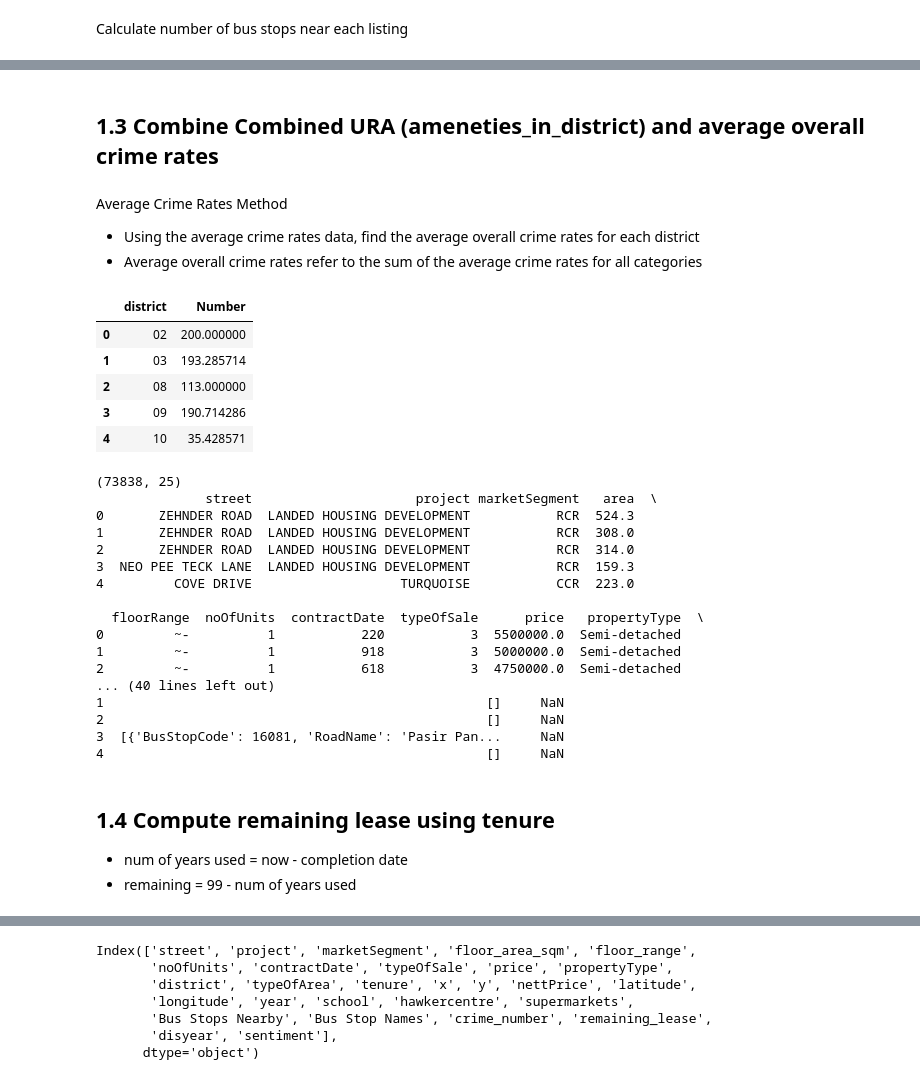
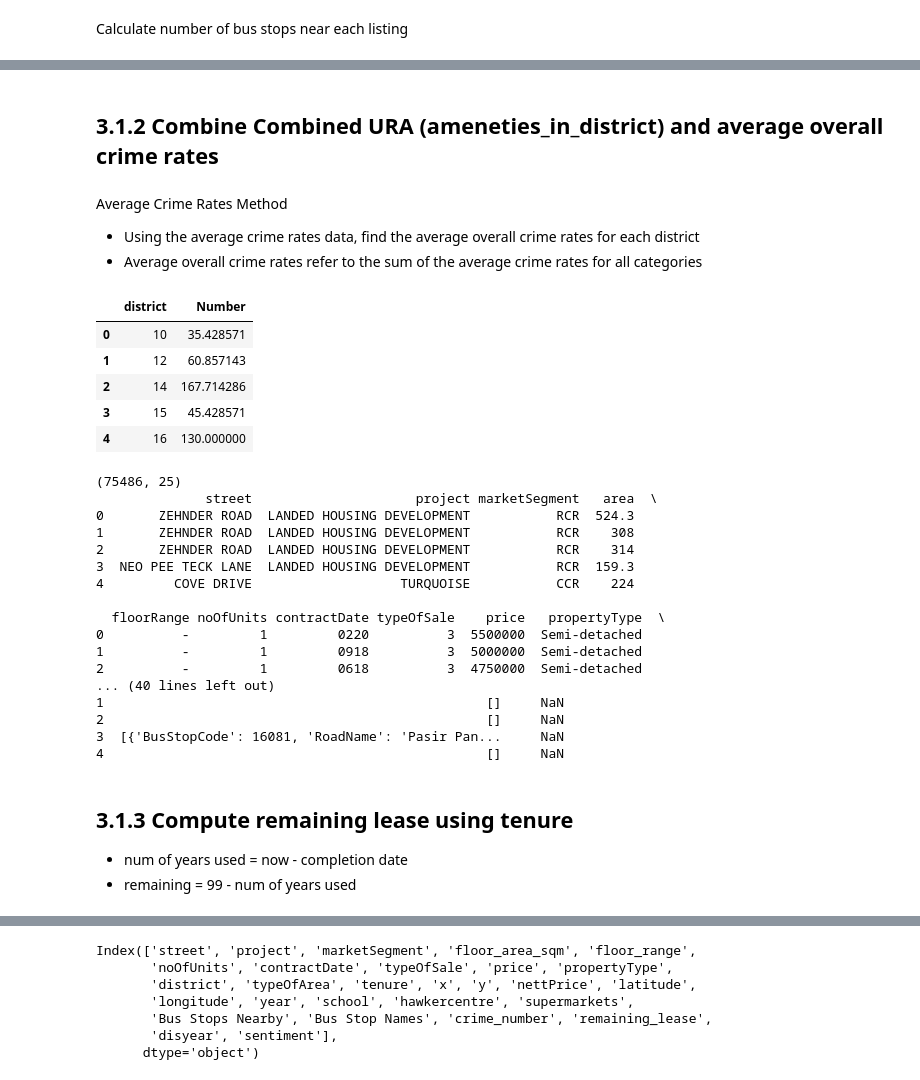
Before and after one commit to nicolepng/BT4222, a Jupyter notebook: Combining Datasets v2.ipynb, the cells around one changed output, grey strips where cells are left out. Cells and saved outputs as stored; diff of their text form; code cells hidden in the pictures.

```diff
--- a/Combining Datasets v2.ipynb
+++ b/Combining Datasets v2.ipynb
@@ -258,65 +782,33 @@ name of bus stops:  [{'BusStopCode': 67701, 'RoadName': 'Fernvale St', 'Descript
 | 5020 | 99189 | Telok Paku Rd | S'pore Aviation Ac | 1.388414 | 103.989716 |
 5021 rows × 5 columns
 # %% [markdown]
-## 1.3 Combine Combined URA (ameneties_in_district) and average overall crime rates
+## 3.1.2 Combine Combined URA (ameneties_in_district) and average overall crime rates
 # %% [markdown]
 Average Crime Rates Method
 - Using the average crime rates data, find the average overall crime rates for each district
 - Average overall crime rates refer to the sum of the average crime rates for all categories
 # %%
 # MAP AVERAGE_CRIMES_BY_LOCATION_V3 [POSTAL] COLUMN INTO A NEW COLUMN NAMED [DISTRICT]
-
-# this dictionary shows the mapping from district > 1st 2 characters of postal
-district_postal = {
-  '01': ['01', '02', '03', '04', '05', '06'],
-  '02': ['07', '08'],
-  '03': ['14', '15', '16'],
-  '04': ['09', '10'],
-  '05': ['11', '12', '13'],
-  '06': ['17'],
-  '07': ['18', '19'],
-  '08': ['20', '21'],
-  '09': ['22', '23'],
-  '10': ['24', '25', '26', '27'],
-  '11': ['28', '29', '30'],
-  '12': ['31', '32', '33'],
-  '13': ['34', '35', '36', '37'],
-  '14': ['38', '39', '40', '41'],
-  '15': ['42', '43', '44', '45'],
-  '16': ['46', '47', '48'],
-  '17': ['49', '50', '81'],
-  '18': ['51', '52'],
-  '19': ['53', '54', '55', '82'],
-  '20': ['56', '57'],
-  '21': ['58', '59'],
-  '22': ['60', '61', '62', '63', '64'],
-  '23': ['65', '66', '67', '68'],
-  '24': ['69', '70', '71'],
-  '25': ['72', '73'],
-  '26': ['77', '78'],
-  '27': ['75', '76'],
-  '28': ['79', '80']
-}
 
 # swap dictionary mapping direction
 postal_district = {k: oldk for oldk, oldv in district_postal.items() for k in oldv}
 
 # create new column to obtain the 1st 2 characters of [Postal]
 average_crimes_by_location_v3['postal prefix'] = average_crimes_by_location_v3['Postal'].astype(str).str[0:2]
 
 # map postal to district code
 average_crimes_by_location_v3['district']= average_crimes_by_location_v3['postal prefix'].map(postal_district)
 
 # get overall crime rate in each district
 average_crimes_by_location_v3 = average_crimes_by_location_v3.groupby(['district']).agg({'Number':'sum'}).reset_index()
 average_crimes_by_location_v3.head()
 # %% [output]
 |  | district | Number |
-| 0 | 02 | 200.000000 |
-| 1 | 03 | 193.285714 |
-| 2 | 08 | 113.000000 |
-| 3 | 09 | 190.714286 |
-| 4 | 10 | 35.428571 |
+| 0 | 10 | 35.428571 |
+| 1 | 12 | 60.857143 |
+| 2 | 14 | 167.714286 |
+| 3 | 15 | 45.428571 |
+| 4 | 16 | 130.000000 |
 # %%
 # convert str to numpy
 district_int = average_crimes_by_location_v3.district.astype(int)
@@ -325,30 +817,31 @@ average_crimes_by_location_v3['district'] = district_int
 # %%
 # combine ura_5y_trans and ameneties_per_district
 ameneties_and_crime_in_district = ameneties_in_district.join(average_crimes_by_location_v3.set_index('district'), on='district')
+ameneties_and_crime_in_district = ameneties_and_crime_in_district.reset_index(drop=True)
 print(ameneties_and_crime_in_district.shape)
 
 with pd.option_context('display.max_rows', None, 'display.max_columns', None):  # more options can be specified also
     print(ameneties_and_crime_in_district.head())
 # %% [output]
-(73838, 25)
+(75486, 25)
               street                     project marketSegment   area  \
 0       ZEHNDER ROAD  LANDED HOUSING DEVELOPMENT           RCR  524.3
-1       ZEHNDER ROAD  LANDED HOUSING DEVELOPMENT           RCR  308.0
-2       ZEHNDER ROAD  LANDED HOUSING DEVELOPMENT           RCR  314.0
+1       ZEHNDER ROAD  LANDED HOUSING DEVELOPMENT           RCR    308
+2       ZEHNDER ROAD  LANDED HOUSING DEVELOPMENT           RCR    314
 3  NEO PEE TECK LANE  LANDED HOUSING DEVELOPMENT           RCR  159.3
-4         COVE DRIVE                   TURQUOISE           CCR  223.0
+4         COVE DRIVE                   TURQUOISE           CCR    224
 
-  floorRange  noOfUnits  contractDate  typeOfSale      price   propertyType  \
-0         ~-          1           220           3  5500000.0  Semi-detached
-1         ~-          1           918           3  5000000.0  Semi-detached
-2         ~-          1           618           3  4750000.0  Semi-detached
+  floorRange noOfUnits contractDate typeOfSale    price   propertyType  \
+0          -         1         0220          3  5500000  Semi-detached
+1          -         1         0918          3  5000000  Semi-detached
+2          -         1         0618          3  4750000  Semi-detached
 ... (40 lines left out)
 1                                                 []     NaN
 2                                                 []     NaN
 3  [{'BusStopCode': 16081, 'RoadName': 'Pasir Pan...     NaN
 4                                                 []     NaN
 # %% [markdown]
-## 1.4 Compute remaining lease using tenure
+## 3.1.3 Compute remaining lease using tenure
 - num of years used = now - completion date
 - remaining = 99 - num of years used
 # %%
```
Also changed, not shown: parts of 57 cells of this notebook, 1 other file.
